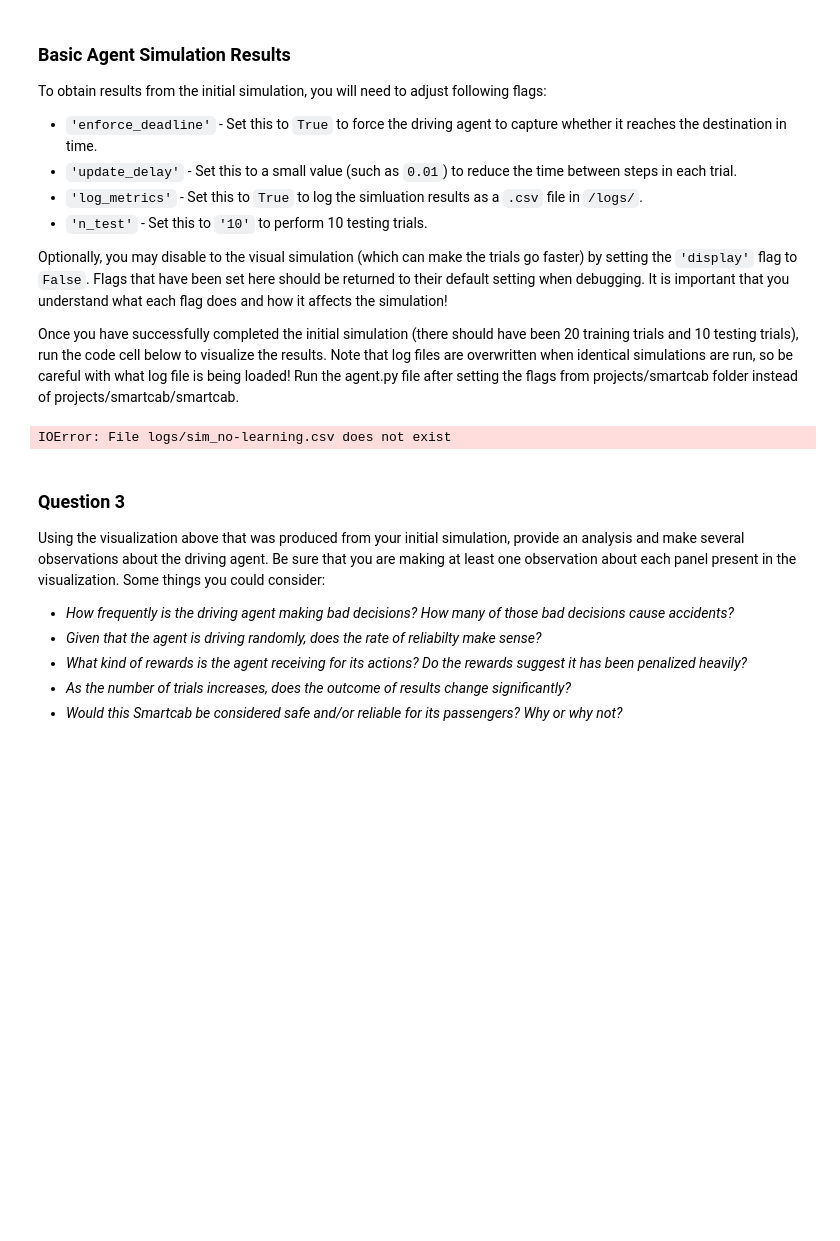
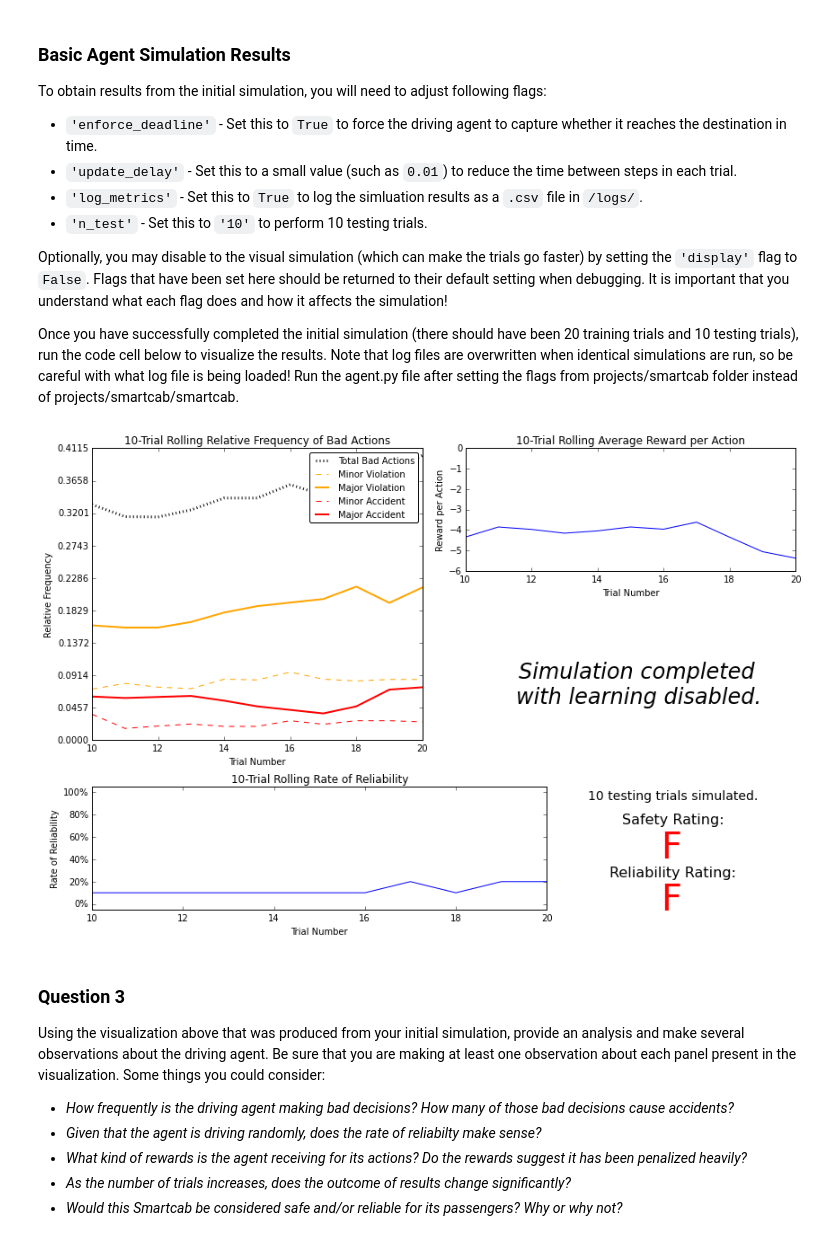
Before and after one commit to snowdj/MLND_smartcab, a Jupyter notebook: smartcab.ipynb, the cells around one changed output. Drawn from its saved outputs; the diff is of its cells as text; code cells hidden in the pictures; blank space fills up the shorter version.

Commit message:
Run sim_no-learning

```diff
--- a/smartcab.ipynb
+++ b/smartcab.ipynb
@@ -88,10 +86,12 @@ Optionally, you may disable to the visual simulation (which can make the trials
 Once you have successfully completed the initial simulation (there should have been 20 training trials and 10 testing trials), run the code cell below to visualize the results. Note that log files are overwritten when identical simulations are run, so be careful with what log file is being loaded!
 Run the agent.py file after setting the flags from projects/smartcab folder instead of projects/smartcab/smartcab.
 # %%
+import pandas as pd
+pd.__version__
 # Load the 'sim_no-learning' log file from the initial simulation results
 vs.plot_trials('sim_no-learning.csv')
 # %% [output]
-IOError: File logs/sim_no-learning.csv does not exist
+[figure, added]
 # %% [markdown]
 ### Question 3
 Using the visualization above that was produced from your initial simulation, provide an analysis and make several observations about the driving agent. Be sure that you are making at least one observation about each panel present in the visualization. Some things you could consider:
```
Also changed, not shown: parts of 1 cell of this notebook, 1 other file.
